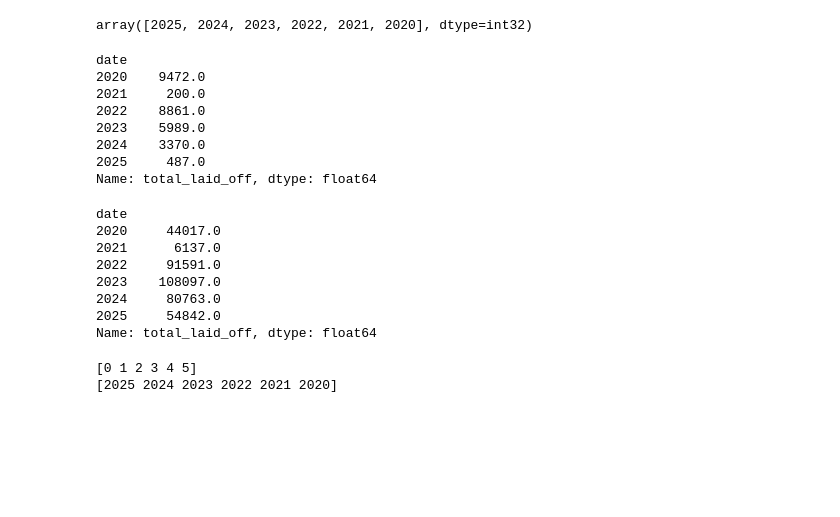
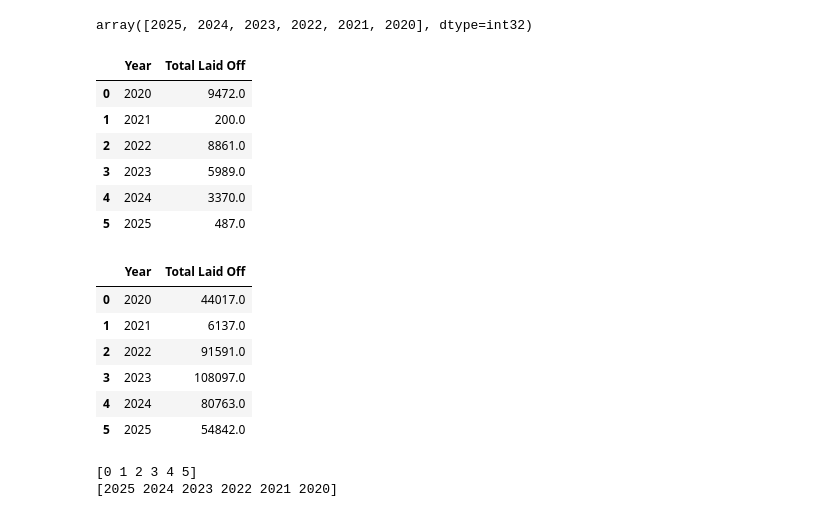
Before and after one commit to neerajcodes888/Recent-Layoffs-Case-Study, a Jupyter notebook: study.ipynb, the cells around one changed output. Drawn from its saved outputs; the diff is of its cells as text; code cells hidden in the pictures; blank space fills up the shorter version.

```diff
--- a/study.ipynb
+++ b/study.ipynb
@@ -533,29 +533,29 @@ array([2025, 2024, 2023, 2022, 2021, 2020], dtype=int32)
 ind_data = data[data['country']=='India']
 usa_data = data[data['country']=='United States']
 # %%
-ind =ind_data.groupby(data['date'].dt.year)['total_laid_off'].sum()
+ind =ind_data.groupby(data['date'].dt.year)['total_laid_off'].sum().reset_index(name='Total Laid Off')
+ind.rename(columns={'date':'Year'},inplace=True)
 ind
 # %% [output]
-date
-2020    9472.0
-2021     200.0
-2022    8861.0
-2023    5989.0
-2024    3370.0
-2025     487.0
-Name: total_laid_off, dtype: float64
+|  | Year | Total Laid Off |
+| 0 | 2020 | 9472.0 |
+| 1 | 2021 | 200.0 |
+| 2 | 2022 | 8861.0 |
+| 3 | 2023 | 5989.0 |
+| 4 | 2024 | 3370.0 |
+| 5 | 2025 | 487.0 |
 # %%
-usa=usa_data.groupby(data['date'].dt.year)['total_laid_off'].sum()
+usa=usa_data.groupby(data['date'].dt.year)['total_laid_off'].sum().reset_index(name='Total Laid Off')
+usa.rename(columns={'date':'Year'},inplace=True)
 usa
 # %% [output]
-date
-2020     44017.0
-2021      6137.0
-2022     91591.0
-2023    108097.0
-2024     80763.0
-2025     54842.0
-Name: total_laid_off, dtype: float64
+|  | Year | Total Laid Off |
+| 0 | 2020 | 44017.0 |
+| 1 | 2021 | 6137.0 |
+| 2 | 2022 | 91591.0 |
+| 3 | 2023 | 108097.0 |
+| 4 | 2024 | 80763.0 |
+| 5 | 2025 | 54842.0 |
 # %%
 x = np.arange(len(data['date'].dt.year.unique()))
 width=0.4
```
Also changed, not shown: parts of 9 cells of this notebook.
